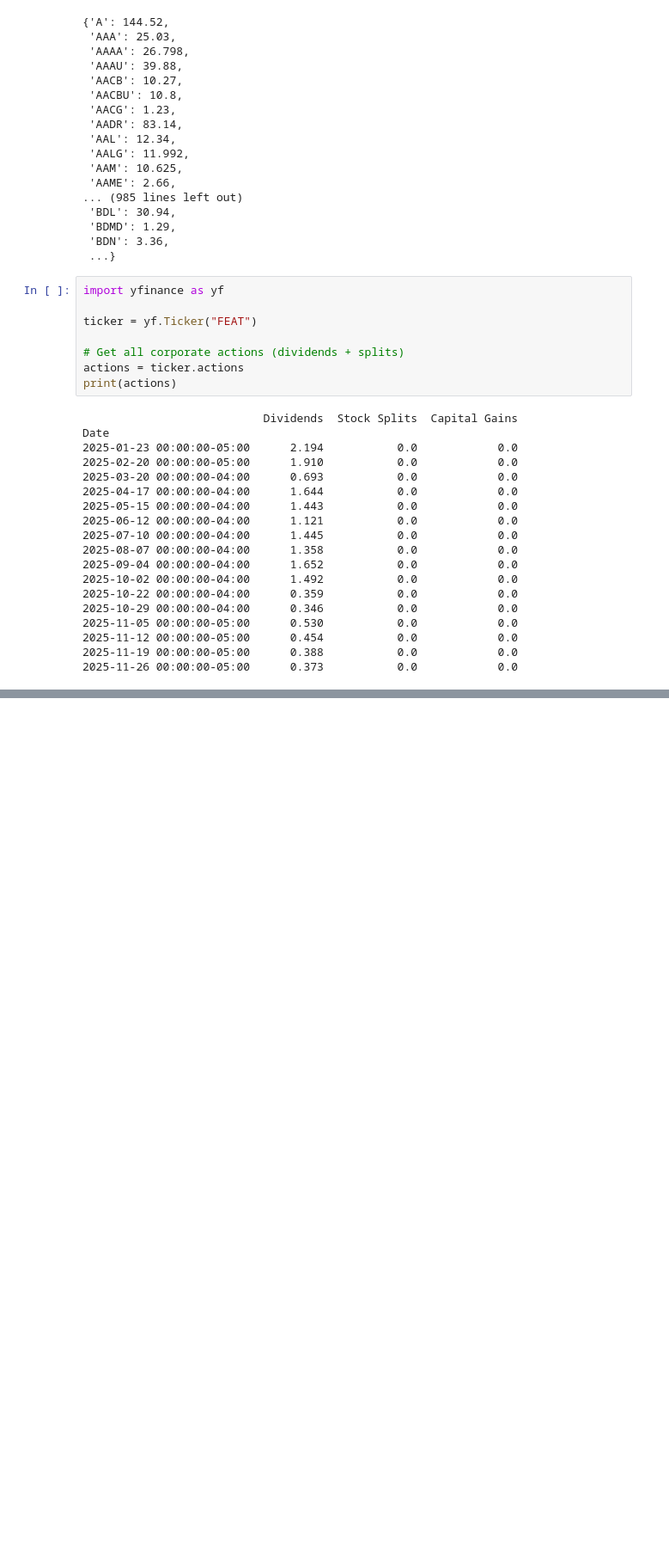
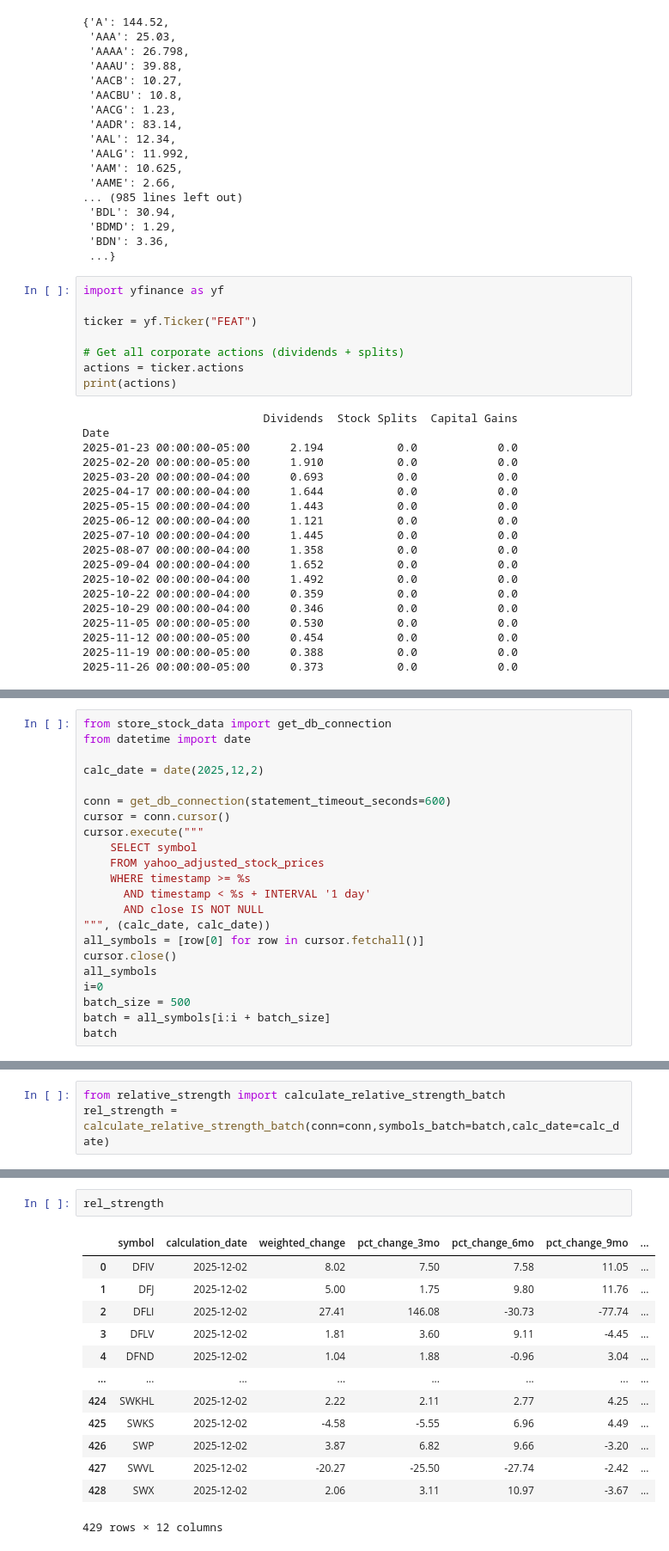
Before and after one commit to chitown2016/tradingAssistant, a Jupyter notebook: test.ipynb, the cells around one changed output, grey strips where cells are left out. Shown at 86% size. Drawn from its saved outputs; the diff is of its cells as text; blank space fills up the shorter version.

Commit message:
add relative_strength

```diff
--- a/test.ipynb
+++ b/test.ipynb
@@ -245,0 +291,22 @@ Date
+# %%
+from store_stock_data import get_db_connection
+from datetime import date
+
+calc_date = date(2025,12,2)
+
+conn = get_db_connection(statement_timeout_seconds=600)
+cursor = conn.cursor()
+cursor.execute("""
+    SELECT symbol
+    FROM yahoo_adjusted_stock_prices
+    WHERE timestamp >= %s
+      AND timestamp < %s + INTERVAL '1 day'
+      AND close IS NOT NULL
+""", (calc_date, calc_date))
+all_symbols = [row[0] for row in cursor.fetchall()]
+cursor.close()
+all_symbols
+i=0
+batch_size = 500
+batch = all_symbols[i:i + batch_size]
+batch
@@ -245,0 +331,3 @@ Date
+# %%
+from relative_strength import calculate_relative_strength_batch
+rel_strength = calculate_relative_strength_batch(conn=conn,symbols_batch=batch,calc_date=calc_date)
@@ -245,0 +356,16 @@ Date
+# %%
+rel_strength
+# %% [output]
+|  | symbol | calculation_date | weighted_change | pct_change_3mo | pct_change_6mo | pct_change_9mo | ... |
+| 0 | DFIV | 2025-12-02 | 8.02 | 7.50 | 7.58 | 11.05 | ... |
+| 1 | DFJ | 2025-12-02 | 5.00 | 1.75 | 9.80 | 11.76 | ... |
+| 2 | DFLI | 2025-12-02 | 27.41 | 146.08 | -30.73 | -77.74 | ... |
+| 3 | DFLV | 2025-12-02 | 1.81 | 3.60 | 9.11 | -4.45 | ... |
+| 4 | DFND | 2025-12-02 | 1.04 | 1.88 | -0.96 | 3.04 | ... |
+| ... | ... | ... | ... | ... | ... | ... | ... |
+| 424 | SWKHL | 2025-12-02 | 2.22 | 2.11 | 2.77 | 4.25 | ... |
+| 425 | SWKS | 2025-12-02 | -4.58 | -5.55 | 6.96 | 4.49 | ... |
+| 426 | SWP | 2025-12-02 | 3.87 | 6.82 | 9.66 | -3.20 | ... |
+| 427 | SWVL | 2025-12-02 | -20.27 | -25.50 | -27.74 | -2.42 | ... |
+| 428 | SWX | 2025-12-02 | 2.06 | 3.11 | 10.97 | -3.67 | ... |
+429 rows × 12 columns
```
Also changed, not shown: parts of 8 cells of this notebook, 2 other files.
